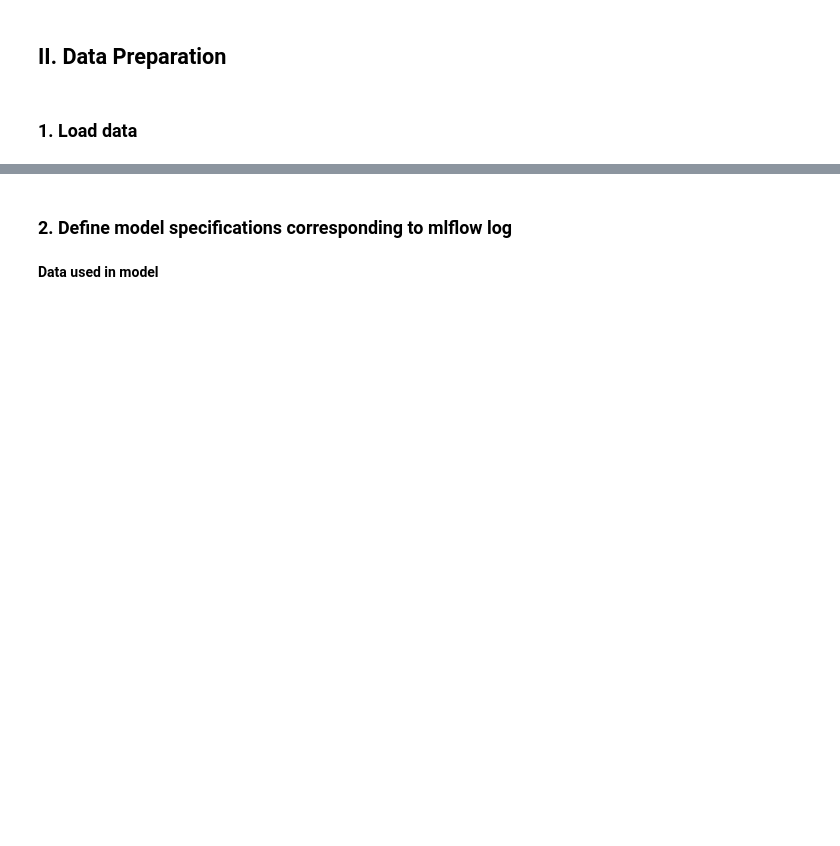
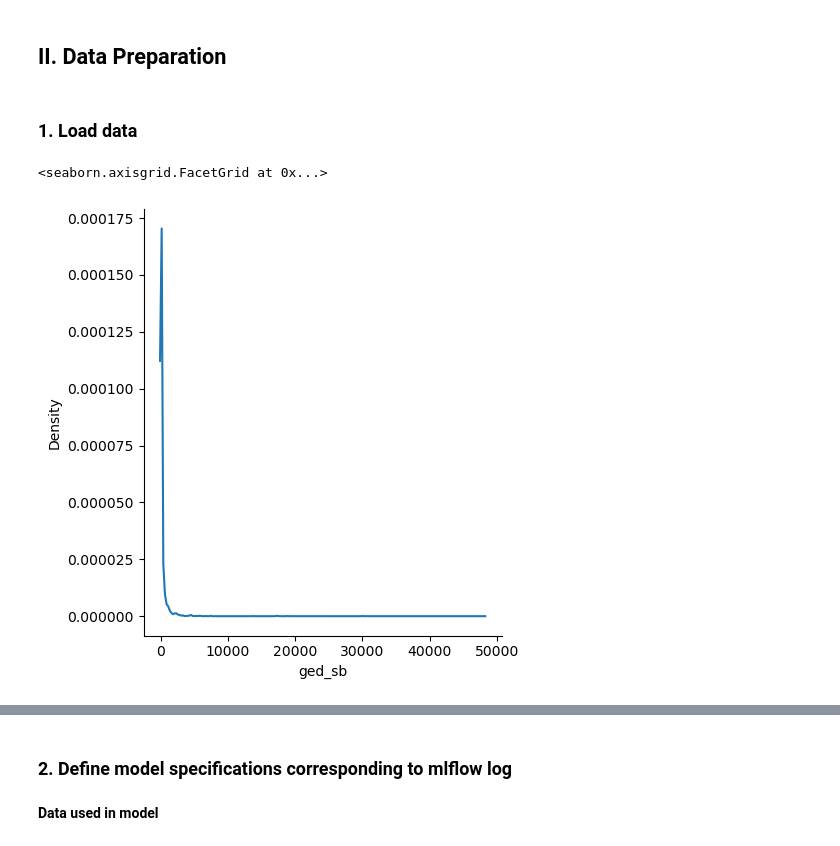
Before and after one commit to simondrauz/bachelor_thesis, a Jupyter notebook: bayesian_regression_testing.ipynb, the cells around one changed output, grey strips where cells are left out. Drawn from its saved outputs; the diff is of its cells as text; code cells hidden in the pictures; blank space fills up the shorter version.

```diff
--- a/bayesian_regression_testing.ipynb
+++ b/bayesian_regression_testing.ipynb
@@ -92,0 +100,5 @@ data_cm_features_2017, data_cm_features_2018, data_cm_features_2019, data_cm_fea
+# %%
+sns.displot(data_cm_features_allyears, x="ged_sb", kind='kde')
+# %% [output]
+<seaborn.axisgrid.FacetGrid at 0x...>
+[figure, added]
```
Also changed, not shown: parts of 21 cells of this notebook.
